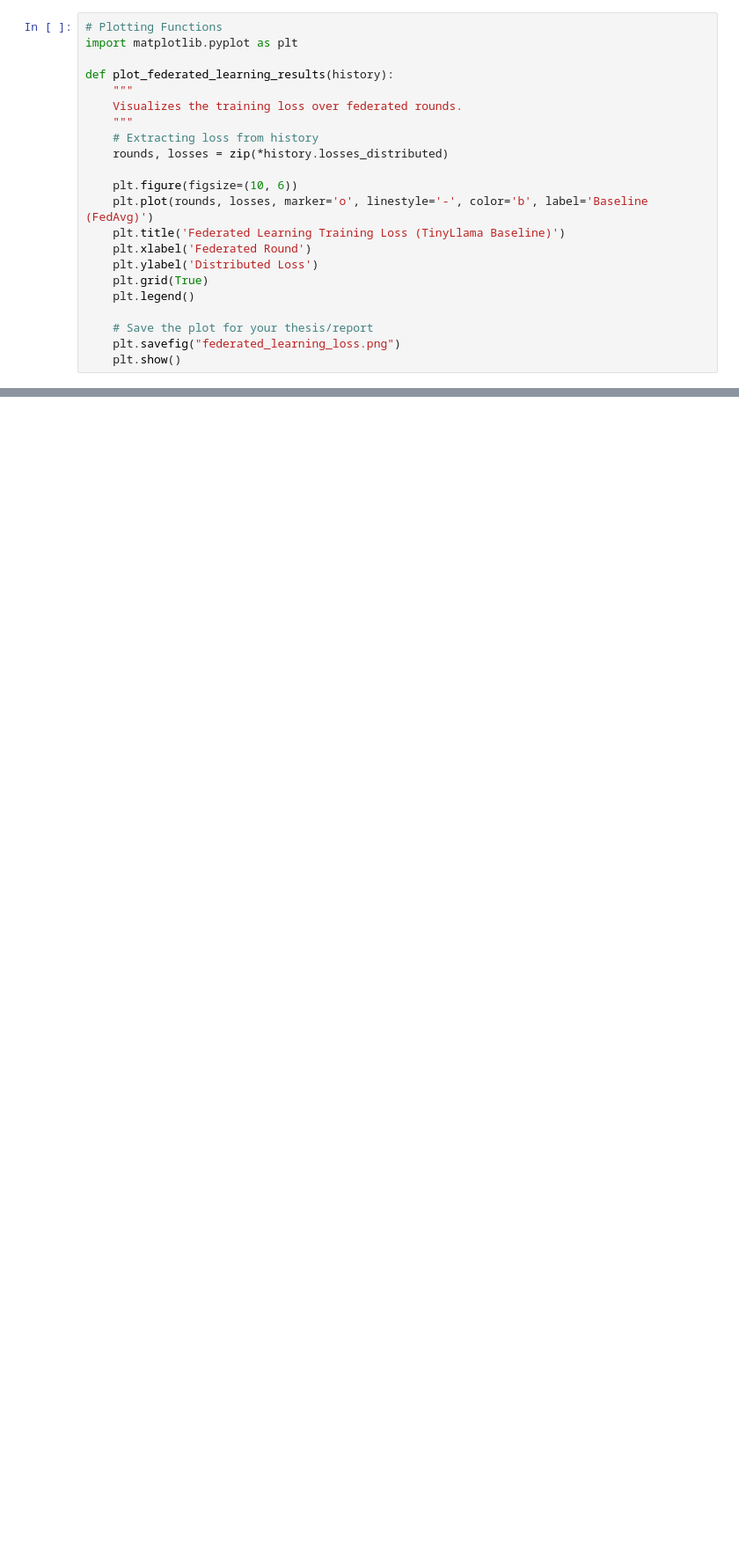
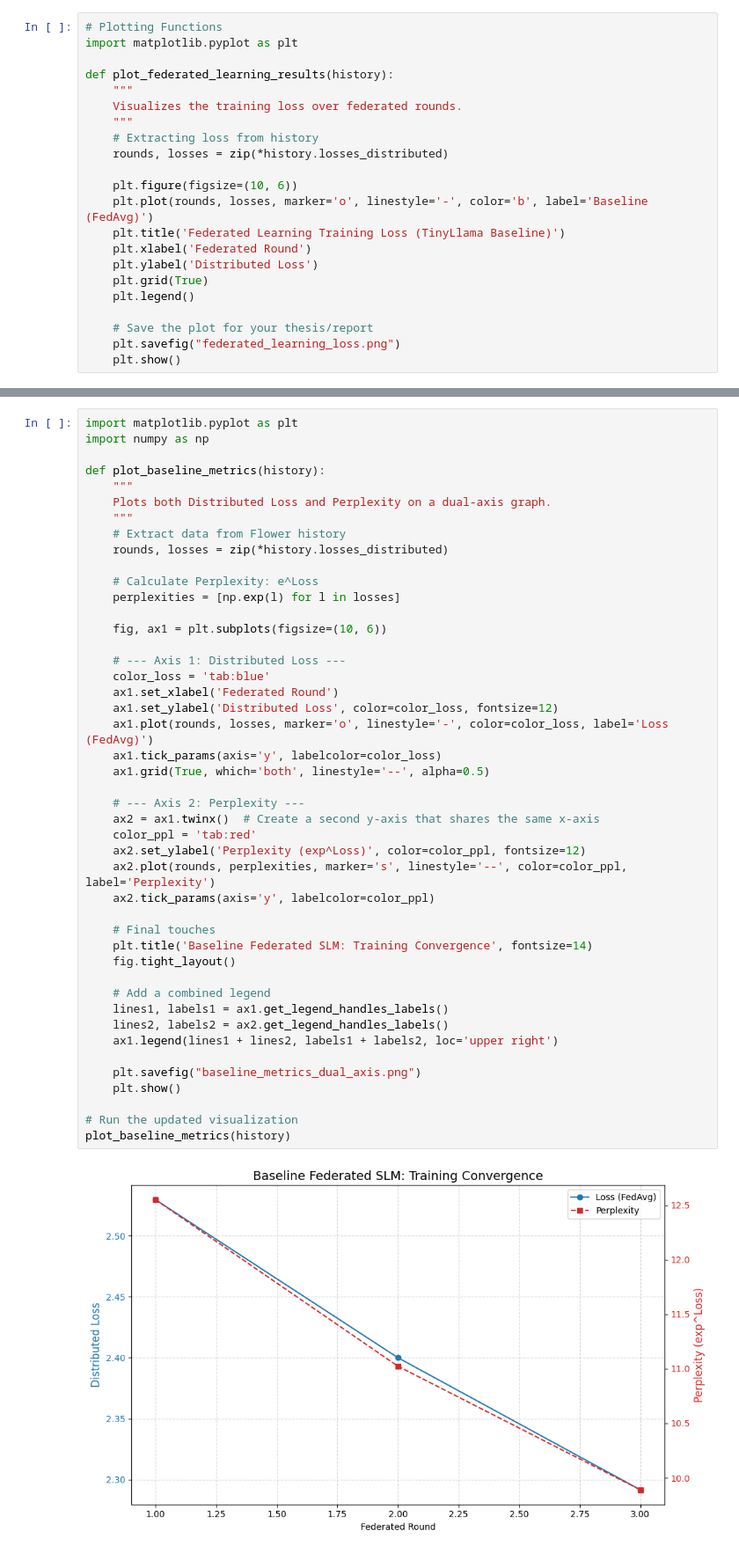
Before and after one commit to SabAneesah/Enhancing-Performance-with-Federated-SLMs, a Jupyter notebook: baseline model/baseline.ipynb, the cells around one changed output, grey strips where cells are left out. Shown at 88% size. Drawn from its saved outputs; the diff is of its cells as text; blank space fills up the shorter version.

Commit message:
saved lora adapter files + visualize Perplexity

```diff
--- a/baseline model/baseline.ipynb
+++ b/baseline model/baseline.ipynb
@@ -289,0 +320,47 @@ DEBUG:flwr:fit_round 2: strategy sampled 5 clients (out of 5)
+# %%
+import matplotlib.pyplot as plt
+import numpy as np
+
+def plot_baseline_metrics(history):
+    """
+    Plots both Distributed Loss and Perplexity on a dual-axis graph.
+    """
+    # Extract data from Flower history
+    rounds, losses = zip(*history.losses_distributed)
+
+    # Calculate Perplexity: e^Loss
+    perplexities = [np.exp(l) for l in losses]
+
+    fig, ax1 = plt.subplots(figsize=(10, 6))
+
+    # --- Axis 1: Distributed Loss ---
+    color_loss = 'tab:blue'
+    ax1.set_xlabel('Federated Round')
+    ax1.set_ylabel('Distributed Loss', color=color_loss, fontsize=12)
+    ax1.plot(rounds, losses, marker='o', linestyle='-', color=color_loss, label='Loss (FedAvg)')
+    ax1.tick_params(axis='y', labelcolor=color_loss)
+    ax1.grid(True, which='both', linestyle='--', alpha=0.5)
+
+    # --- Axis 2: Perplexity ---
+    ax2 = ax1.twinx()  # Create a second y-axis that shares the same x-axis
+    color_ppl = 'tab:red'
+    ax2.set_ylabel('Perplexity (exp^Loss)', color=color_ppl, fontsize=12)
+    ax2.plot(rounds, perplexities, marker='s', linestyle='--', color=color_ppl, label='Perplexity')
+    ax2.tick_params(axis='y', labelcolor=color_ppl)
+
+    # Final touches
+    plt.title('Baseline Federated SLM: Training Convergence', fontsize=14)
+    fig.tight_layout()
+
+    # Add a combined legend
+    lines1, labels1 = ax1.get_legend_handles_labels()
+    lines2, labels2 = ax2.get_legend_handles_labels()
+    ax1.legend(lines1 + lines2, labels1 + labels2, loc='upper right')
+
+    plt.savefig("baseline_metrics_dual_axis.png")
+    plt.show()
+
+# Run the updated visualization
+plot_baseline_metrics(history)
+# %% [output]
+[figure, added]
```
Also changed, not shown: parts of 7 cells of this notebook.
